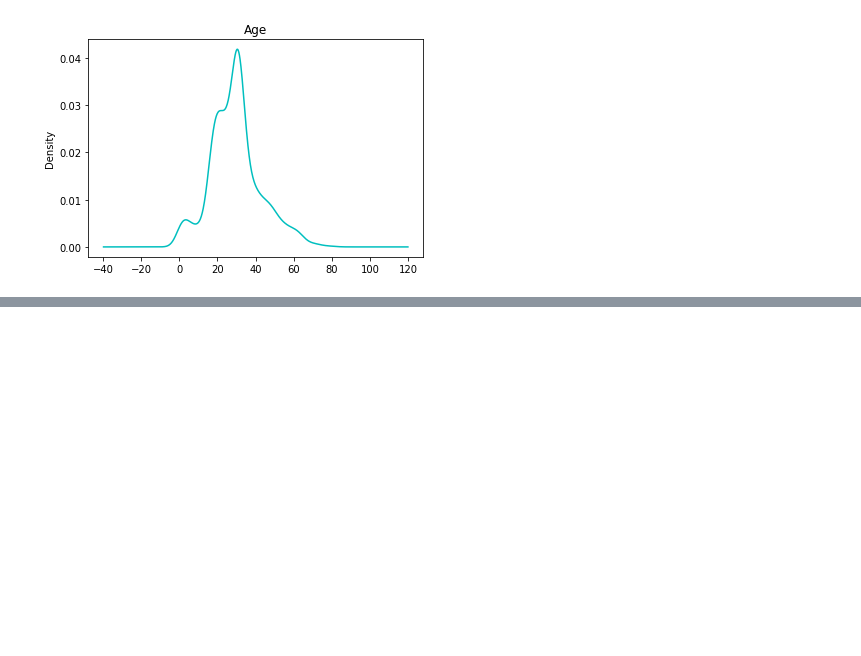
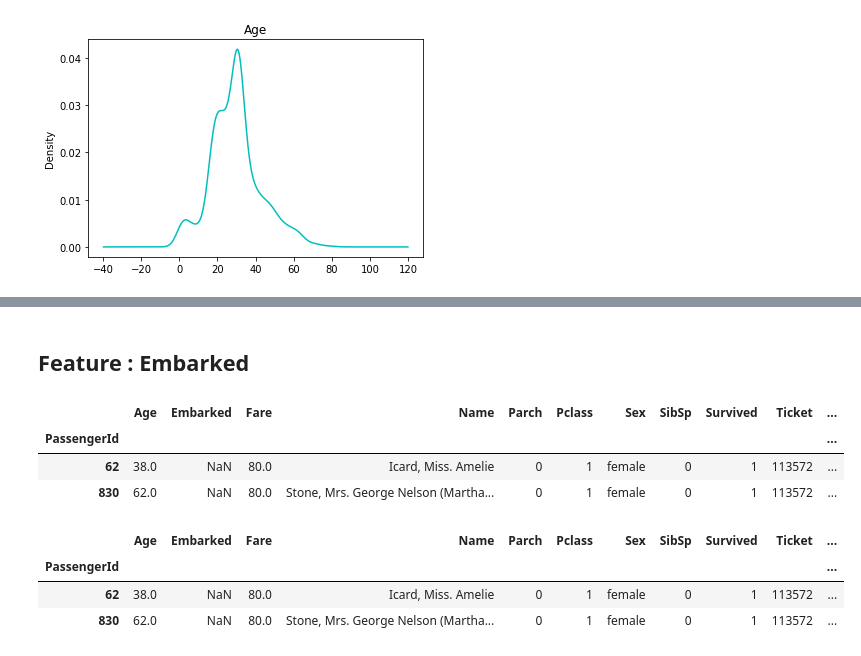
Before and after one commit to AnirudhAchal/Titanic-Disaster, a Jupyter notebook: Notebooks/Titanic Disaster.ipynb, the cells around one changed output, grey strips where cells are left out. Cells and saved outputs as stored; diff of their text form; code cells hidden in the pictures; blank space fills up the shorter version.

```diff
--- a/Notebooks/Titanic Disaster.ipynb
+++ b/Notebooks/Titanic Disaster.ipynb
@@ -425,0 +448,5 @@ Skewness of Age feature : 0.4786001113292816
+# %%
+# extract first character of Cabin string to the deck
+def get_deck(cabin):
+    return np.where(pd.notnull(cabin), str(cabin)[0].upper(), 'Z')
+df['Deck'] = df['Cabin'].map(lambda x : get_deck(x))
@@ -425,0 +489,3 @@ Skewness of Age feature : 0.4786001113292816
+# %%
+# Dropping cabin feature
+df.drop('Cabin',axis = 1, inplace = True)
@@ -425,0 +514,16 @@ Skewness of Age feature : 0.4786001113292816
+# %% [markdown]
+## Feature : Embarked
+# %%
+df[df['Embarked'].isnull()]
+# %% [output]
+|  | Age | Embarked | Fare | Name | Parch | Pclass | Sex | SibSp | Survived | Ticket | ... |
+| PassengerId |  |  |  |  |  |  |  |  |  |  | ... |
+| 62 | 38.0 | NaN | 80.0 | Icard, Miss. Amelie | 0 | 1 | female | 0 | 1 | 113572 | ... |
+| 830 | 62.0 | NaN | 80.0 | Stone, Mrs. George Nelson (Martha... | 0 | 1 | female | 0 | 1 | 113572 | ... |
+# %%
+df[df['Ticket'] == '113572']
+# %% [output]
+|  | Age | Embarked | Fare | Name | Parch | Pclass | Sex | SibSp | Survived | Ticket | ... |
+| PassengerId |  |  |  |  |  |  |  |  |  |  | ... |
+| 62 | 38.0 | NaN | 80.0 | Icard, Miss. Amelie | 0 | 1 | female | 0 | 1 | 113572 | ... |
+| 830 | 62.0 | NaN | 80.0 | Stone, Mrs. George Nelson (Martha... | 0 | 1 | female | 0 | 1 | 113572 | ... |
```
Also changed, not shown: parts of 9 cells of this notebook.
